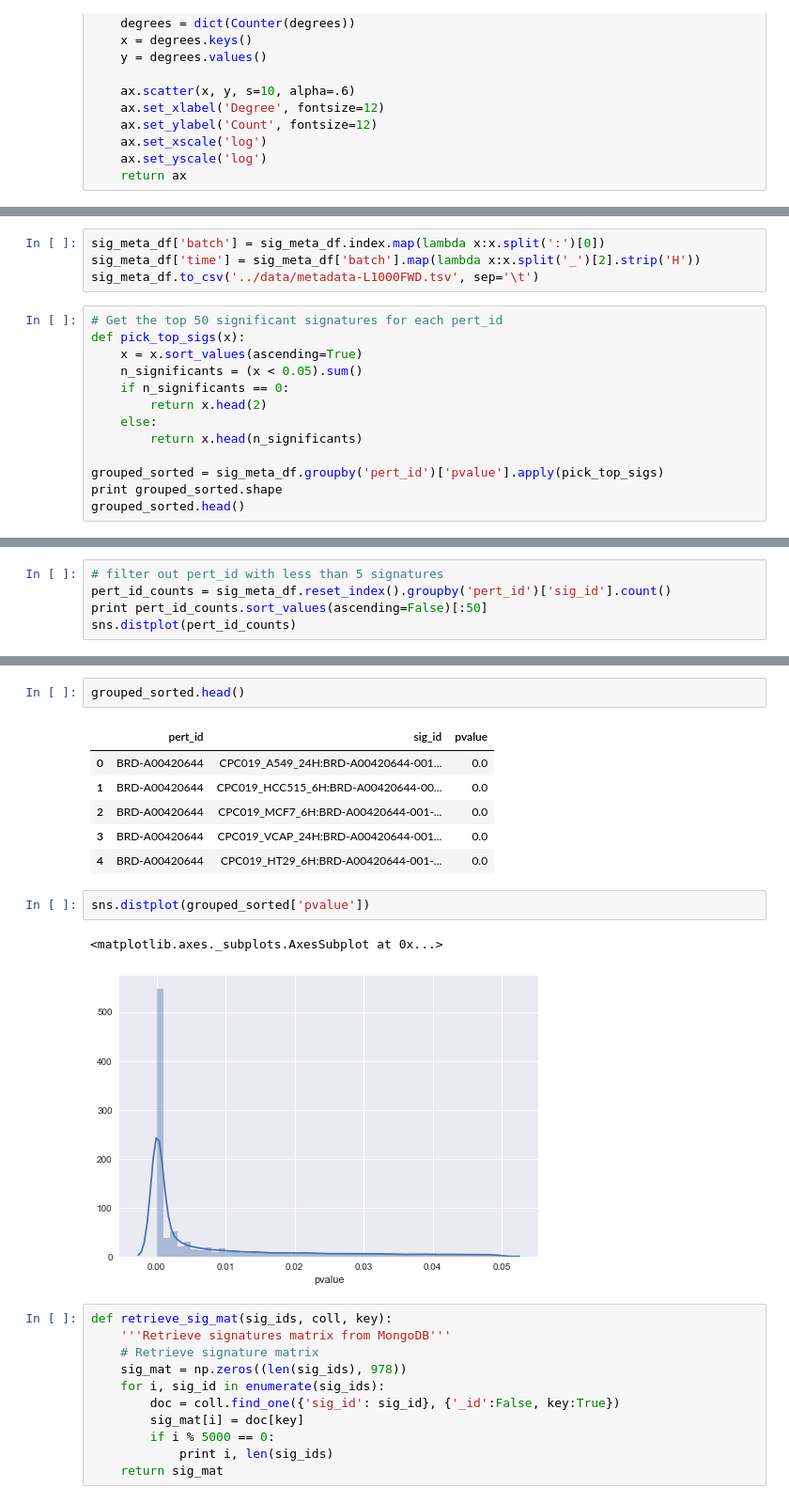
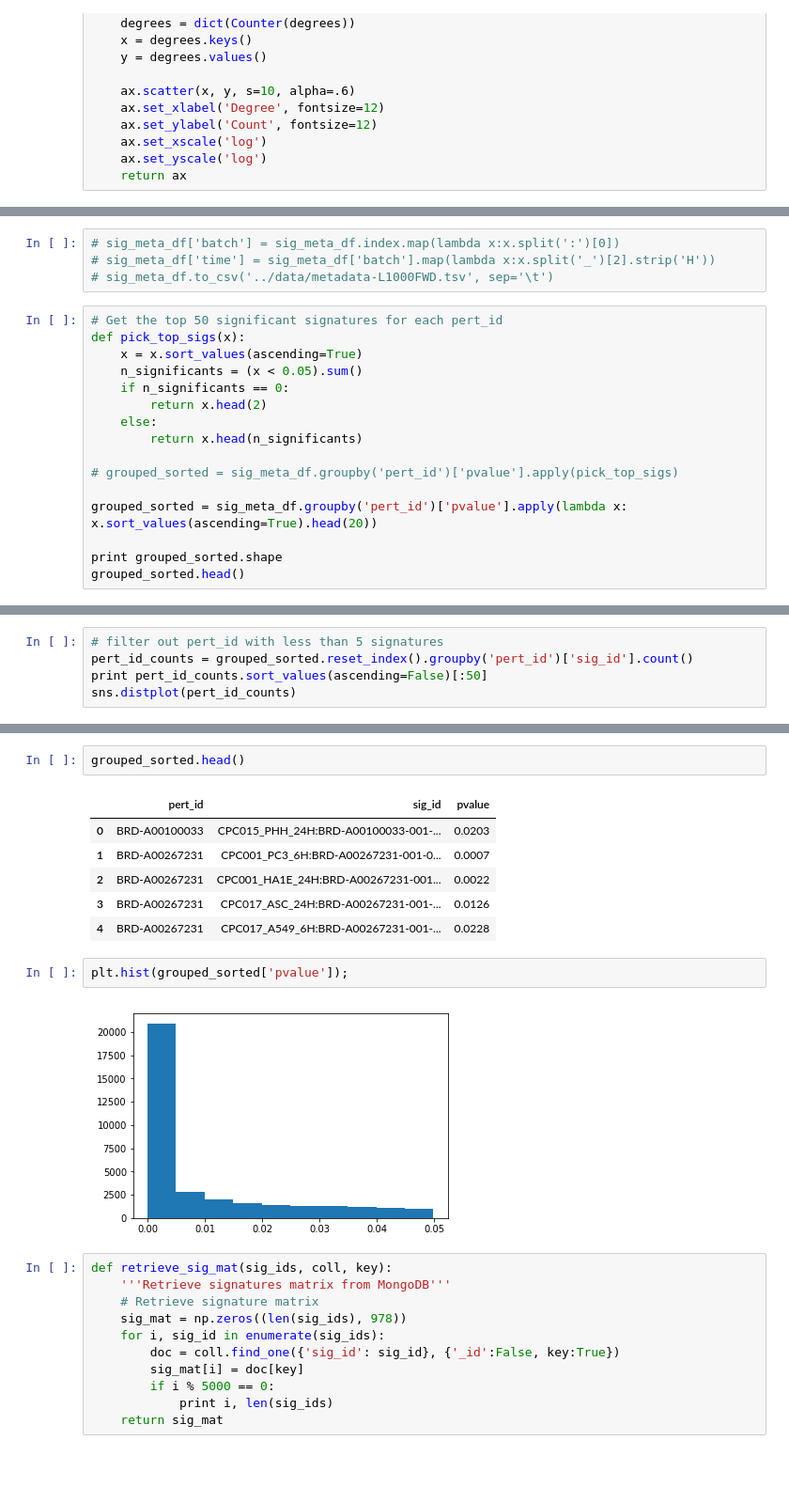
Before and after one commit to MaayanLab/L1000FWD, a Jupyter notebook: notebooks/Make_Network-new.ipynb, the cells around one changed output, grey strips where cells are left out. Shown: that part at 94% size. Drawn from its saved outputs; the diff is of its cells as text; blank space fills up the shorter version.

```diff
--- a/notebooks/Make_Network-new.ipynb
+++ b/notebooks/Make_Network-new.ipynb
@@ -57,9 +57,9 @@ sig_meta_df.head()
 | LJP001_HS578T_24H:BRD-K72636697-0... | 0.0000 | HS578T | 10.0 | BRD-K72636697 |
 | LJP001_HS578T_24H:BRD-K13390322-0... | 0.0000 | HS578T | 0.4 | BRD-K13390322 |
 # %%
-sig_meta_df['batch'] = sig_meta_df.index.map(lambda x:x.split(':')[0])
-sig_meta_df['time'] = sig_meta_df['batch'].map(lambda x:x.split('_')[2].strip('H'))
-sig_meta_df.to_csv('../data/metadata-L1000FWD.tsv', sep='\t')
+# sig_meta_df['batch'] = sig_meta_df.index.map(lambda x:x.split(':')[0])
+# sig_meta_df['time'] = sig_meta_df['batch'].map(lambda x:x.split('_')[2].strip('H'))
+# sig_meta_df.to_csv('../data/metadata-L1000FWD.tsv', sep='\t')
 # %%
 # Get the top 50 significant signatures for each pert_id
 def pick_top_sigs(x):
@@ -70,7 +70,10 @@ def pick_top_sigs(x):
     else:
         return x.head(n_significants)
 
-grouped_sorted = sig_meta_df.groupby('pert_id')['pvalue'].apply(pick_top_sigs)
+# grouped_sorted = sig_meta_df.groupby('pert_id')['pvalue'].apply(pick_top_sigs)
+
+grouped_sorted = sig_meta_df.groupby('pert_id')['pvalue'].apply(lambda x: x.sort_values(ascending=True).head(20))
+
 print grouped_sorted.shape
 grouped_sorted.head()
 # %% [output]
@@ -84,7 +87,7 @@ BRD-A00267231  CPC001_PC3_6H:BRD-A00267231-001-01-1:10      0.0007
 Name: pvalue, dtype: float64
 # %%
 # filter out pert_id with less than 5 signatures
-pert_id_counts = sig_meta_df.reset_index().groupby('pert_id')['sig_id'].count()
+pert_id_counts = grouped_sorted.reset_index().groupby('pert_id')['sig_id'].count()
 print pert_id_counts.sort_values(ascending=False)[:50]
 sns.distplot(pert_id_counts)
 # %% [output]
@@ -123,16 +128,15 @@ Number of sig_id to keep: 48098
 grouped_sorted.head()
 # %% [output]
 |  | pert_id | sig_id | pvalue |
-| 0 | BRD-A00420644 | CPC019_A549_24H:BRD-A00420644-001... | 0.0 |
-| 1 | BRD-A00420644 | CPC019_HCC515_6H:BRD-A00420644-00... | 0.0 |
-| 2 | BRD-A00420644 | CPC019_MCF7_6H:BRD-A00420644-001-... | 0.0 |
-| 3 | BRD-A00420644 | CPC019_VCAP_24H:BRD-A00420644-001... | 0.0 |
-| 4 | BRD-A00420644 | CPC019_HT29_6H:BRD-A00420644-001-... | 0.0 |
+| 0 | BRD-A00100033 | CPC015_PHH_24H:BRD-A00100033-001-... | 0.0203 |
+| 1 | BRD-A00267231 | CPC001_PC3_6H:BRD-A00267231-001-0... | 0.0007 |
+| 2 | BRD-A00267231 | CPC001_HA1E_24H:BRD-A00267231-001... | 0.0022 |
+| 3 | BRD-A00267231 | CPC017_ASC_24H:BRD-A00267231-001-... | 0.0126 |
+| 4 | BRD-A00267231 | CPC017_A549_6H:BRD-A00267231-001-... | 0.0228 |
 # %%
-sns.distplot(grouped_sorted['pvalue'])
+plt.hist(grouped_sorted['pvalue']);
 # %% [output]
-<matplotlib.axes._subplots.AxesSubplot at 0x...>
-[figure, old version]
+[figure, new version]
 # %%
 def retrieve_sig_mat(sig_ids, coll, key):
     '''Retrieve signatures matrix from MongoDB'''
```
Also changed, not shown: parts of 31 cells of this notebook, 2 other files.
